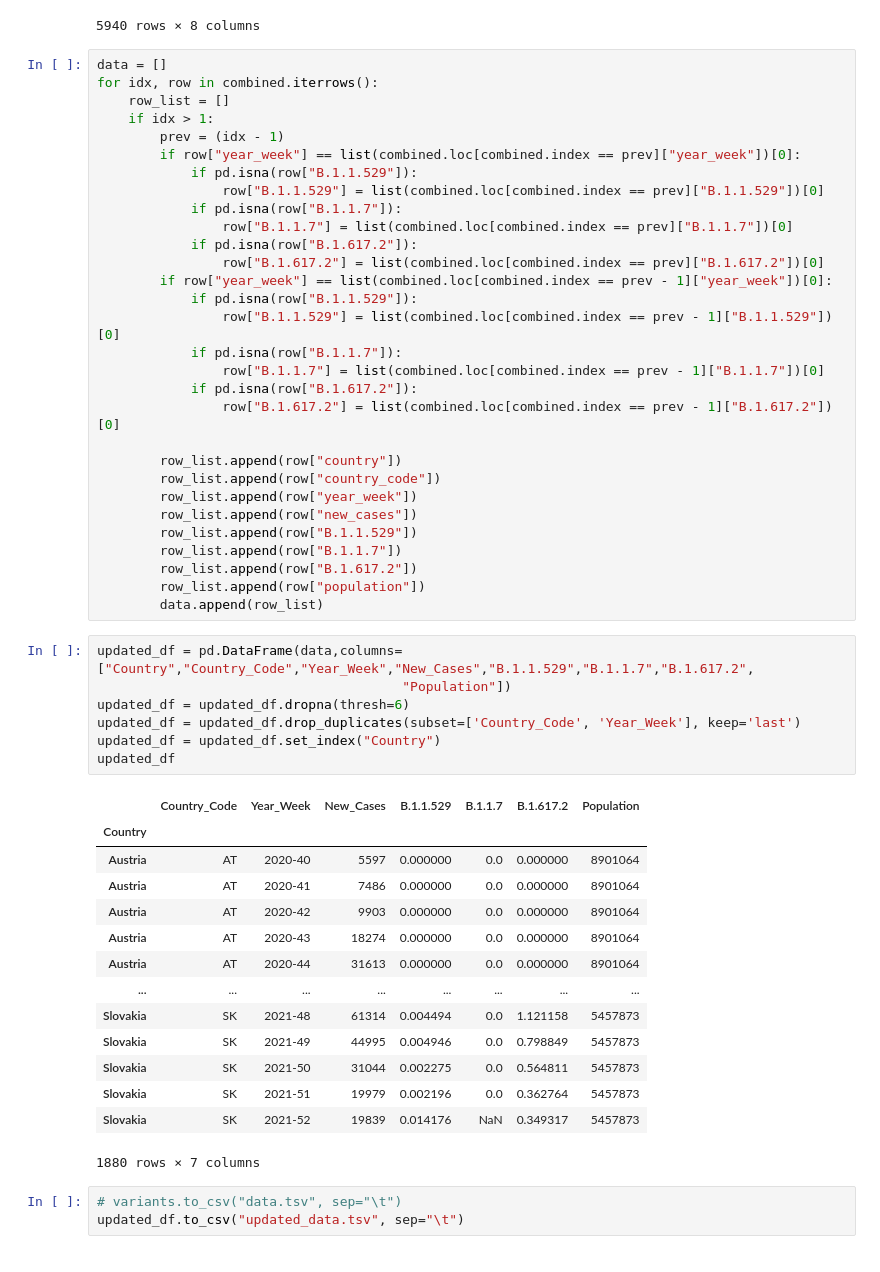
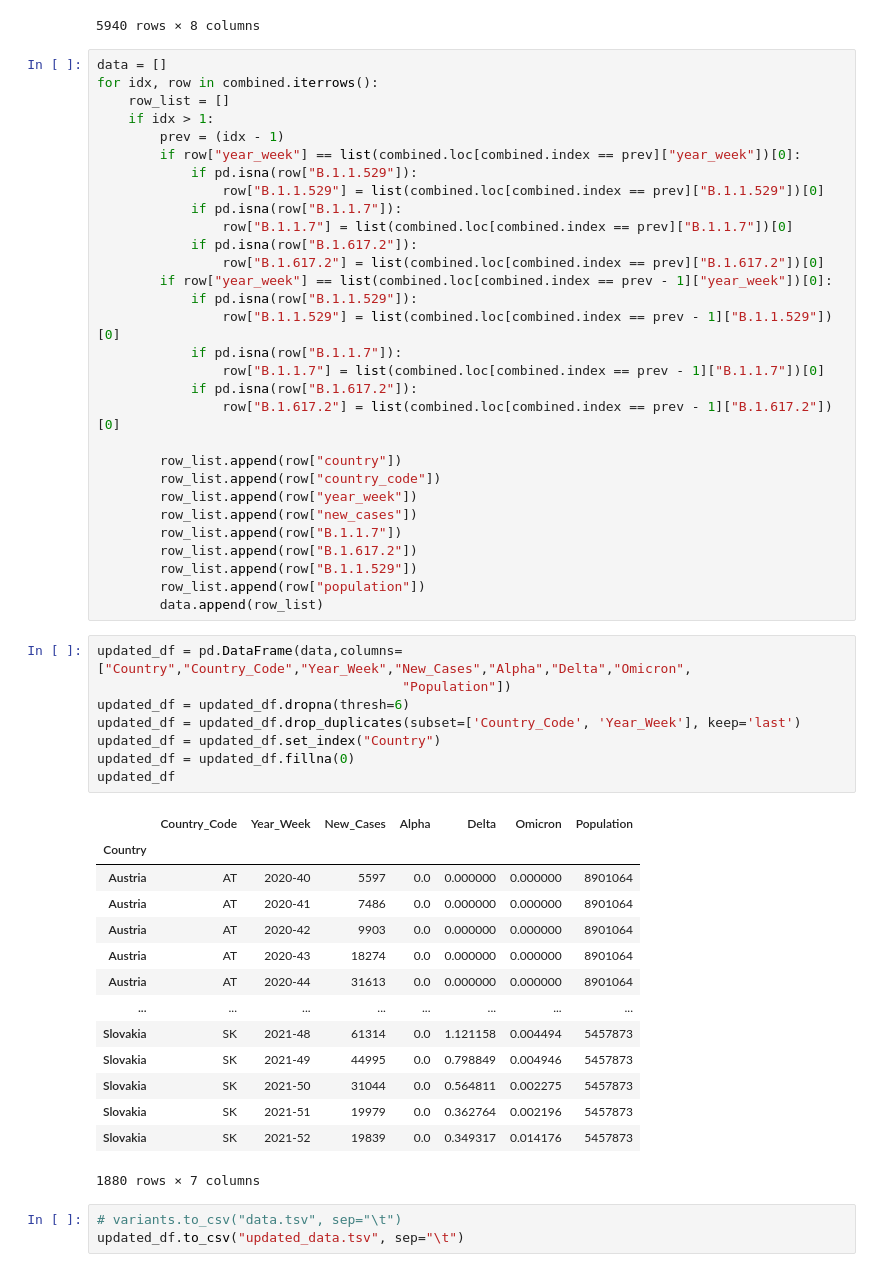
Before and after one commit to bryn-m/Covid_Evolution, a Jupyter notebook: 1_load_data.ipynb, the cells around one changed output. Drawn from its saved outputs; the diff is of its cells as text.

```diff
--- a/1_load_data.ipynb
+++ b/1_load_data.ipynb
@@ -205,32 +205,33 @@ for idx, row in combined.iterrows():
         row_list.append(row["country_code"])
         row_list.append(row["year_week"])
         row_list.append(row["new_cases"])
-        row_list.append(row["B.1.1.529"])
         row_list.append(row["B.1.1.7"])
         row_list.append(row["B.1.617.2"])
+        row_list.append(row["B.1.1.529"])
         row_list.append(row["population"])
         data.append(row_list)
 # %%
-updated_df = pd.DataFrame(data,columns=["Country","Country_Code","Year_Week","New_Cases","B.1.1.529","B.1.1.7","B.1.617.2",
+updated_df = pd.DataFrame(data,columns=["Country","Country_Code","Year_Week","New_Cases","Alpha","Delta","Omicron",
                                        "Population"])
 updated_df = updated_df.dropna(thresh=6)
 updated_df = updated_df.drop_duplicates(subset=['Country_Code', 'Year_Week'], keep='last')
 updated_df = updated_df.set_index("Country")
+updated_df = updated_df.fillna(0)
 updated_df
 # %% [output]
-|  | Country_Code | Year_Week | New_Cases | B.1.1.529 | B.1.1.7 | B.1.617.2 | Population |
+|  | Country_Code | Year_Week | New_Cases | Alpha | Delta | Omicron | Population |
 | Country |  |  |  |  |  |  |  |
-| Austria | AT | 2020-40 | 5597 | 0.000000 | 0.0 | 0.000000 | 8901064 |
-| Austria | AT | 2020-41 | 7486 | 0.000000 | 0.0 | 0.000000 | 8901064 |
-| Austria | AT | 2020-42 | 9903 | 0.000000 | 0.0 | 0.000000 | 8901064 |
-| Austria | AT | 2020-43 | 18274 | 0.000000 | 0.0 | 0.000000 | 8901064 |
-| Austria | AT | 2020-44 | 31613 | 0.000000 | 0.0 | 0.000000 | 8901064 |
+| Austria | AT | 2020-40 | 5597 | 0.0 | 0.000000 | 0.000000 | 8901064 |
+| Austria | AT | 2020-41 | 7486 | 0.0 | 0.000000 | 0.000000 | 8901064 |
+| Austria | AT | 2020-42 | 9903 | 0.0 | 0.000000 | 0.000000 | 8901064 |
+| Austria | AT | 2020-43 | 18274 | 0.0 | 0.000000 | 0.000000 | 8901064 |
+| Austria | AT | 2020-44 | 31613 | 0.0 | 0.000000 | 0.000000 | 8901064 |
 | ... | ... | ... | ... | ... | ... | ... | ... |
-| Slovakia | SK | 2021-48 | 61314 | 0.004494 | 0.0 | 1.121158 | 5457873 |
-| Slovakia | SK | 2021-49 | 44995 | 0.004946 | 0.0 | 0.798849 | 5457873 |
-| Slovakia | SK | 2021-50 | 31044 | 0.002275 | 0.0 | 0.564811 | 5457873 |
-| Slovakia | SK | 2021-51 | 19979 | 0.002196 | 0.0 | 0.362764 | 5457873 |
-| Slovakia | SK | 2021-52 | 19839 | 0.014176 | NaN | 0.349317 | 5457873 |
+| Slovakia | SK | 2021-48 | 61314 | 0.0 | 1.121158 | 0.004494 | 5457873 |
+| Slovakia | SK | 2021-49 | 44995 | 0.0 | 0.798849 | 0.004946 | 5457873 |
+| Slovakia | SK | 2021-50 | 31044 | 0.0 | 0.564811 | 0.002275 | 5457873 |
+| Slovakia | SK | 2021-51 | 19979 | 0.0 | 0.362764 | 0.002196 | 5457873 |
+| Slovakia | SK | 2021-52 | 19839 | 0.0 | 0.349317 | 0.014176 | 5457873 |
 1880 rows × 7 columns
 # %%
 # variants.to_csv("data.tsv", sep="\t")
```
Also changed, not shown: 1 other file.
